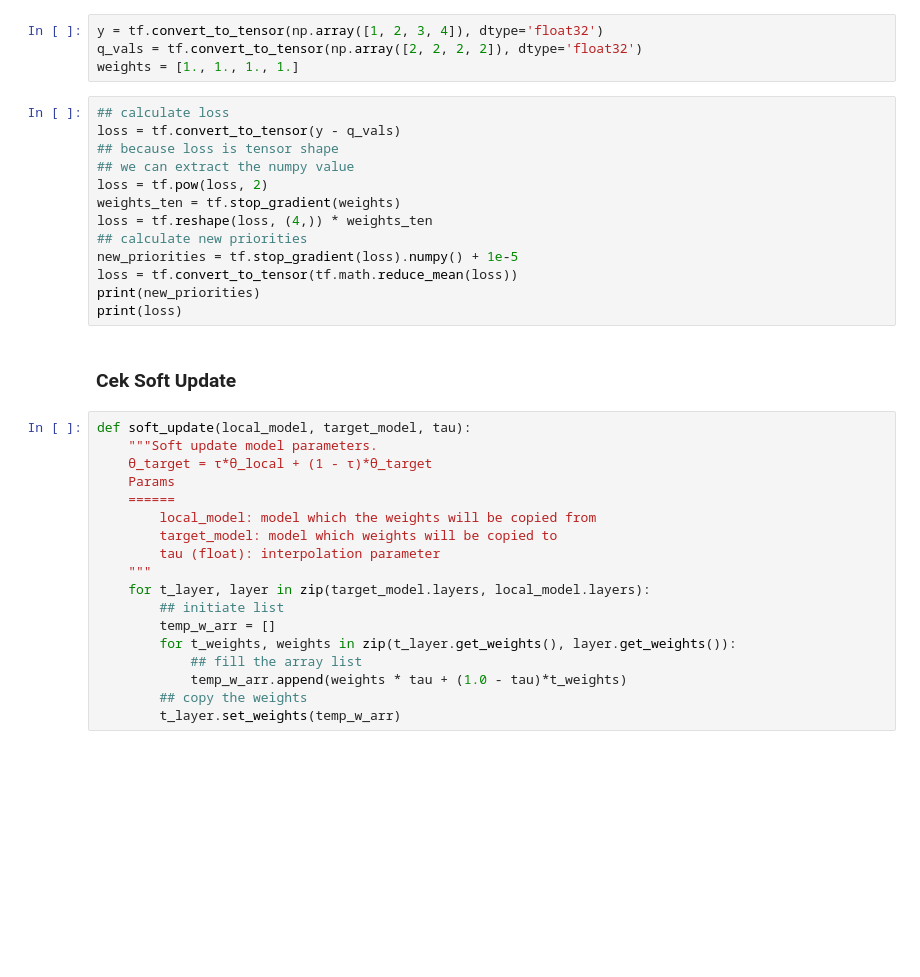
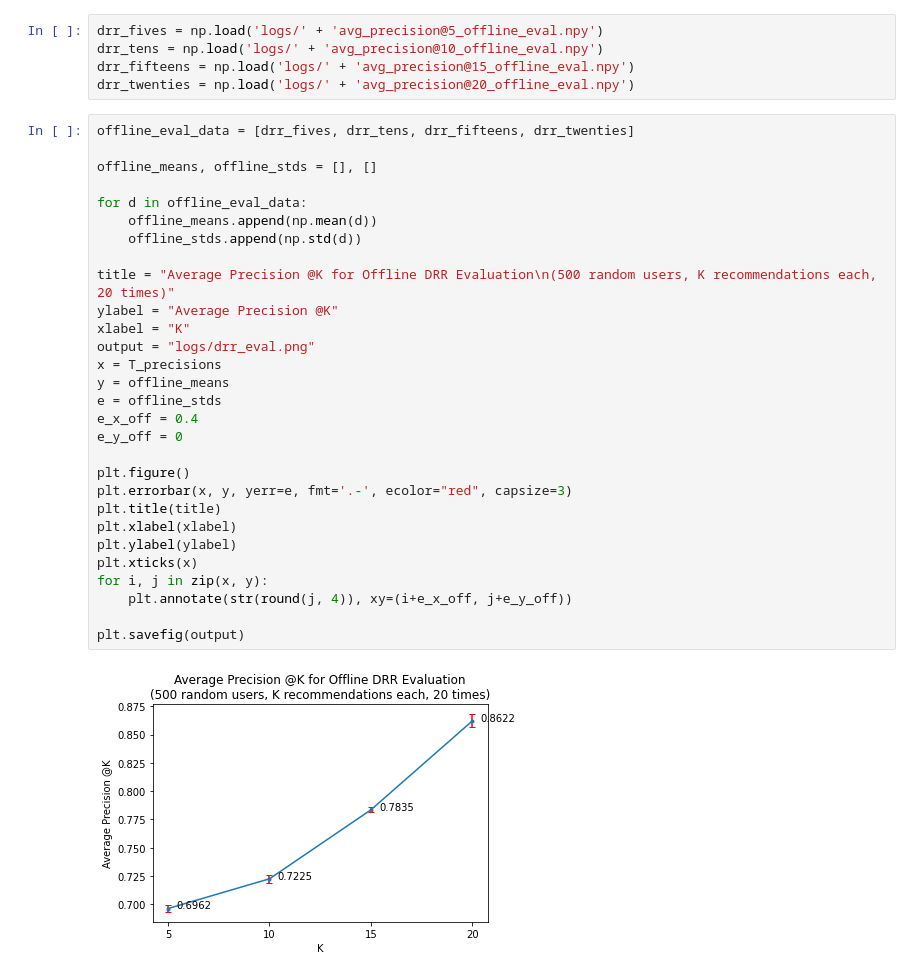
Before and after one commit to C22-PS165-Heal-Go/HnG-MachineLearning, a Jupyter notebook: Deep Reinforcement Learning (DRR)/DRR-Train.ipynb, the cells around one changed output. Saved outputs shown, nothing was run; the diff lists cells and outputs as text; blank space fills up the shorter version.

Commit message:
Update Changes A Lot
Update Changes in a lot of jupyter notebook models

```diff
--- a/Deep Reinforcement Learning (DRR)/DRR-Train.ipynb
+++ b/Deep Reinforcement Learning (DRR)/DRR-Train.ipynb
@@ -771,37 +162,36 @@ output
-# %%
-y = tf.convert_to_tensor(np.array([1, 2, 3, 4]), dtype='float32')
-q_vals = tf.convert_to_tensor(np.array([2, 2, 2, 2]), dtype='float32')
-weights = [1., 1., 1., 1.]
-# %%
-## calculate loss
-loss = tf.convert_to_tensor(y - q_vals)
-## because loss is tensor shape
-## we can extract the numpy value
-loss = tf.pow(loss, 2)
-weights_ten = tf.stop_gradient(weights)
-loss = tf.reshape(loss, (4,)) * weights_ten
-## calculate new priorities
-new_priorities = tf.stop_gradient(loss).numpy() + 1e-5
-loss = tf.convert_to_tensor(tf.math.reduce_mean(loss))
-print(new_priorities)
-print(loss)
-# %% [markdown]
-### Cek Soft Update
-# %%
-def soft_update(local_model, target_model, tau):
-    """Soft update model parameters.
-    θ_target = τ*θ_local + (1 - τ)*θ_target
-    Params
-    ======
-        local_model: model which the weights will be copied from
-        target_model: model which weights will be copied to
-        tau (float): interpolation parameter
-    """
-    for t_layer, layer in zip(target_model.layers, local_model.layers):
-        ## initiate list
-        temp_w_arr = []
-        for t_weights, weights in zip(t_layer.get_weights(), layer.get_weights()):
-            ## fill the array list
-            temp_w_arr.append(weights * tau + (1.0 - tau)*t_weights)
-        ## copy the weights
-        t_layer.set_weights(temp_w_arr)
+# %%
+drr_fives = np.load('logs/' + 'avg_precision@5_offline_eval.npy')
+drr_tens = np.load('logs/' + 'avg_precision@10_offline_eval.npy')
+drr_fifteens = np.load('logs/' + 'avg_precision@15_offline_eval.npy')
+drr_twenties = np.load('logs/' + 'avg_precision@20_offline_eval.npy')
+# %%
+offline_eval_data = [drr_fives, drr_tens, drr_fifteens, drr_twenties]
+
+offline_means, offline_stds = [], []
+
+for d in offline_eval_data:
+    offline_means.append(np.mean(d))
+    offline_stds.append(np.std(d))
+
+title = "Average Precision @K for Offline DRR Evaluation\n(500 random users, K recommendations each, 20 times)"
+ylabel = "Average Precision @K"
+xlabel = "K"
+output = "logs/drr_eval.png"
+x = T_precisions
+y = offline_means
+e = offline_stds
+e_x_off = 0.4
+e_y_off = 0
+
+plt.figure()
+plt.errorbar(x, y, yerr=e, fmt='.-', ecolor="red", capsize=3)
+plt.title(title)
+plt.xlabel(xlabel)
+plt.ylabel(ylabel)
+plt.xticks(x)
+for i, j in zip(x, y):
+    plt.annotate(str(round(j, 4)), xy=(i+e_x_off, j+e_y_off))
+
+plt.savefig(output)
+# %% [output]
+[figure, added]
```
Also changed, not shown: parts of 27 cells of this notebook, 38 other files.
